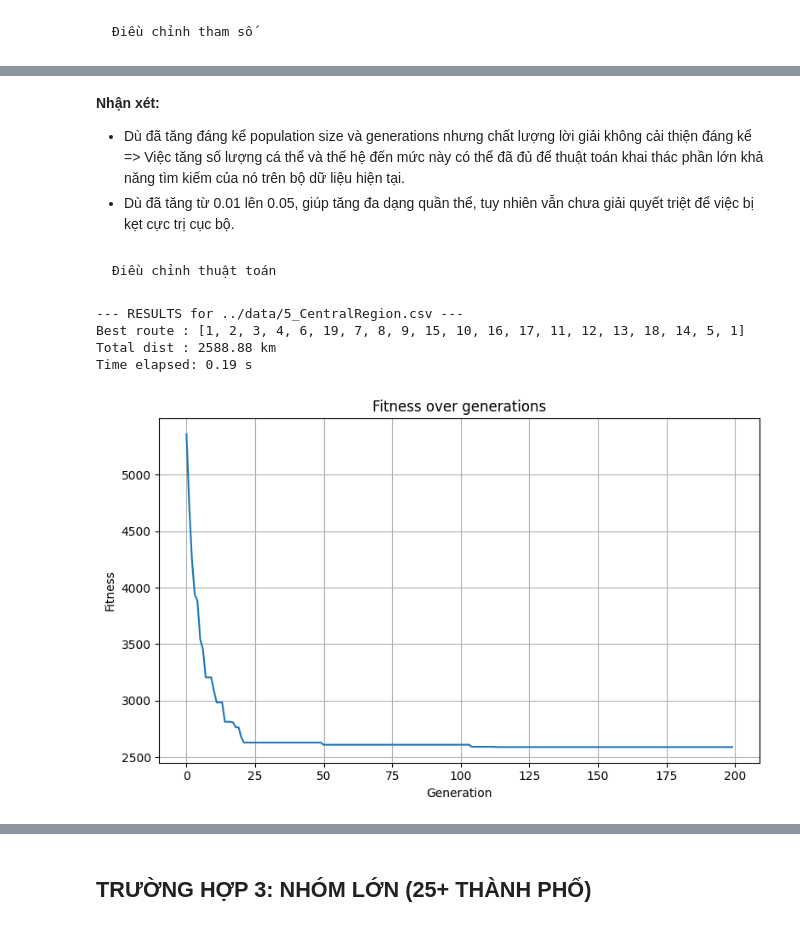
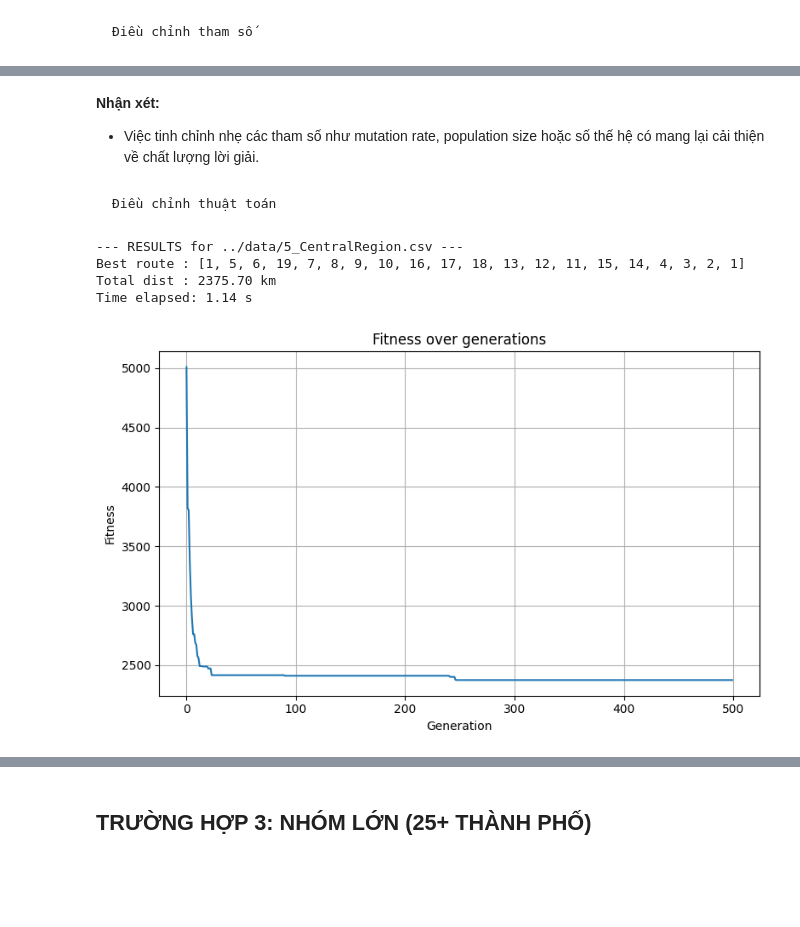
Before and after one commit to thilinnd/GA_TSP, a Jupyter notebook: src/data_optimal.ipynb, the cells around one changed output, grey strips where cells are left out. Saved outputs shown, nothing was run; the diff lists cells and outputs as text; code cells hidden in the pictures; blank space fills up the shorter version.

```diff
--- a/src/data_optimal.ipynb
+++ b/src/data_optimal.ipynb
@@ -301,20 +177,20 @@ plt.show()
-# %% [markdown]
-**Nhận xét:**
-- Dù đã tăng đáng kể population size và generations nhưng chất lượng lời giải không cải thiện đáng kể => Việc tăng số lượng cá thể và thế hệ đến mức này có thể đã đủ để thuật toán khai thác phần lớn khả năng tìm kiếm của nó trên bộ dữ liệu hiện tại.
-- Dù đã tăng từ 0.01 lên 0.05, giúp tăng đa dạng quần thể, tuy nhiên vẫn chưa giải quyết triệt để việc bị kẹt cực trị cục bộ.
+# %% [markdown]
+**Nhận xét:**
+- Việc tinh chỉnh nhẹ các tham số như mutation rate, population size hoặc số thế hệ có mang lại cải thiện về chất lượng lời giải.
 # %% [markdown]
     Điều chỉnh thuật toán
 # %%
 resultT222 = analyze_ga(
     "../data/5_CentralRegion.csv",
-    population_size=100,
-    generations=200,
-    mutation_rate=0.01,
-    selection_algorithm='rank'
+    population_size=250,
+    generations=500,
+    mutation_rate=0.03,
+    selection_algorithm='rank',
+    crossover_algorithm='order',
 )
 # %% [output]
 --- RESULTS for ../data/5_CentralRegion.csv ---
-Best route : [1, 2, 3, 4, 6, 19, 7, 8, 9, 15, 10, 16, 17, 11, 12, 13, 18, 14, 5, 1]
-Total dist : 2588.88 km
-Time elapsed: 0.19 s
+Best route : [1, 5, 6, 19, 7, 8, 9, 10, 16, 17, 18, 13, 12, 11, 15, 14, 4, 3, 2, 1]
+Total dist : 2375.70 km
+Time elapsed: 1.14 s
-[figure, old version]
+[figure, new version]
```
Also changed, not shown: parts of 28 cells of this notebook, 1 other file.
